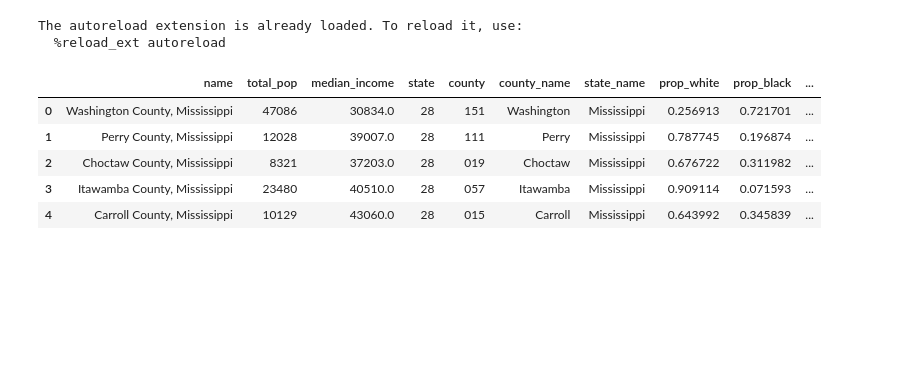
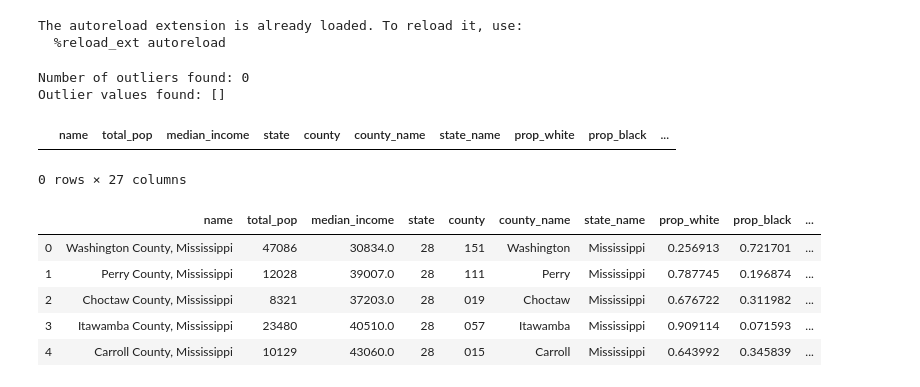
Before and after one commit to jrockower/ml-final-project, a Jupyter notebook: analysis.ipynb, the cells around one changed output. Drawn from its saved outputs; the diff is of its cells as text; code cells hidden in the pictures; blank space fills up the shorter version.

```diff
--- a/analysis.ipynb
+++ b/analysis.ipynb
@@ -23,6 +25,13 @@ The autoreload extension is already loaded. To reload it, use:
   %reload_ext autoreload
 # %%
 data = pd.read_pickle('data/final_dataset.pk1')
+# %%
+pipe.find_outliers(data, 'median_income', 0, 100000000000000000000000)
+# %% [output]
+Number of outliers found: 0
+Outlier values found: []
+|  | name | total_pop | median_income | state | county | county_name | state_name | prop_white | prop_black | ... |
+0 rows × 27 columns
 # %%
 data.head()
 # %% [output]
```
Also changed, not shown: parts of 13 cells of this notebook, 2 other files.
